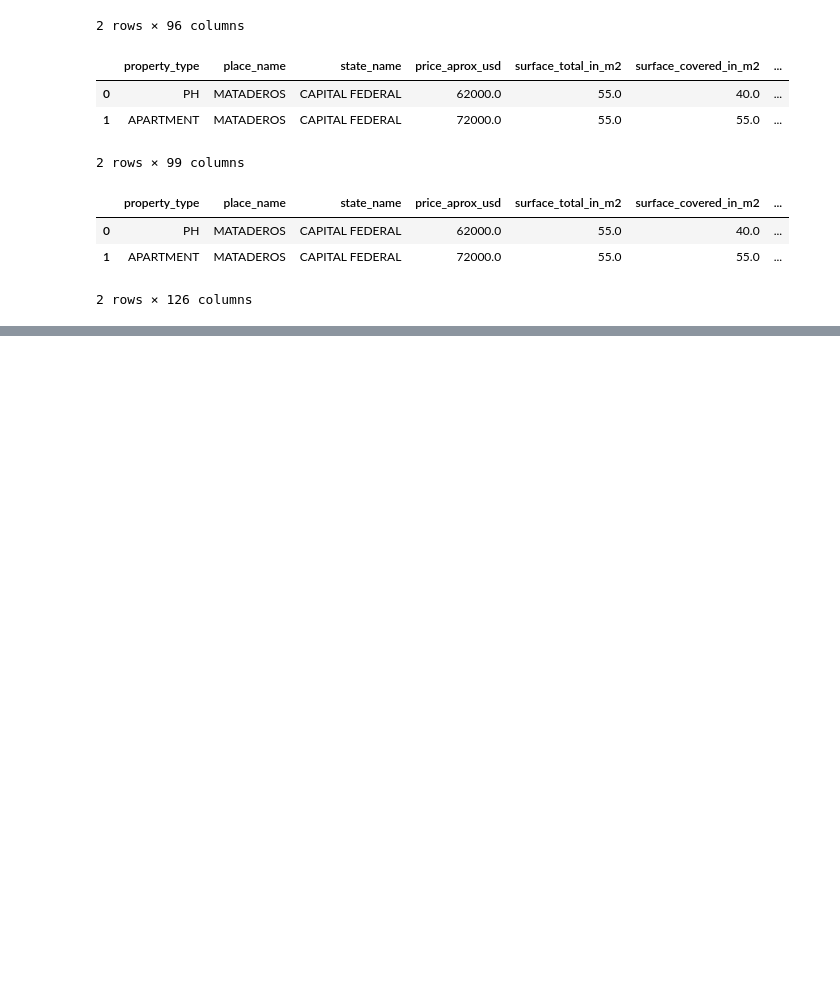
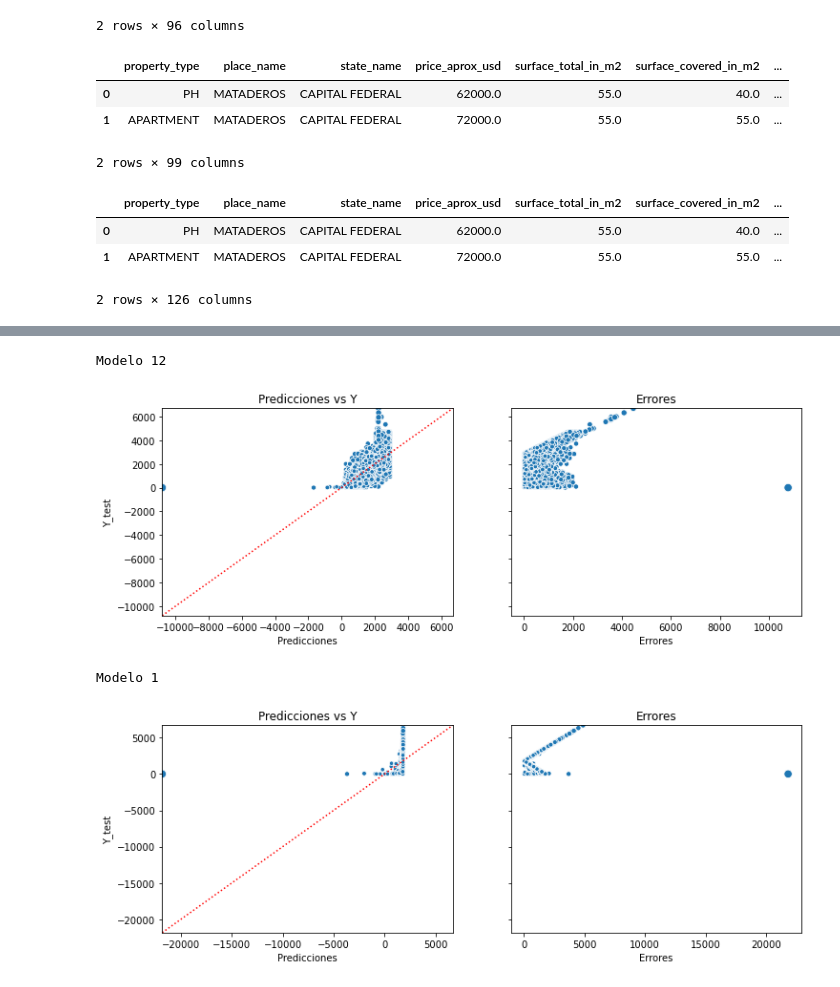
Before and after one commit to varelapablos/Desafio1-G3, a Jupyter notebook: Notebook - Desafio 2 - Alan.ipynb, the cells around one changed output, grey strips where cells are left out. Cells and saved outputs as stored; diff of their text form; code cells hidden in the pictures; blank space fills up the shorter version.

```diff
--- a/Notebook - Desafio 2 - Alan.ipynb
+++ b/Notebook - Desafio 2 - Alan.ipynb
@@ -317,8 +318,7 @@ def train_test(feature_cols):
 # %%
 #Modelo con 1 variable numerica:
 feature_cols1 = ['surface_total_in_m2']
-modelo_1 = train_test(feature_cols)
-modelo_1
+train_test(feature_cols1)
 # %% [output]
 La media del error absoluto es 710.18
 La raíz del error cuadrático medio 911.48
@@ -778,0 +655,7 @@ Modelo 12
+# %%
+data['sup_2'] = data.surface_total_in_m2**2
+data['sup_3'] = data.surface_total_in_m2**3
+data['sup_4'] = data.surface_total_in_m2**4
+data['sup_5'] = data.surface_total_in_m2**5
+# %%
+data['sup_log'] = np.log(data.surface_total_in_m2)
@@ -778,0 +782,51 @@ Modelo 12
+# %%
+# INTENTO DE GRAFICO PARA MODELO Y ERRORES
+X = data[feature_cols12]
+y = data.price_usd_per_m2
+
+X_train, X_test, y_train, y_test = train_test_split(X, y, random_state=10)
+lm = LinearRegression()
+modelo12 = lm.fit(X_train, y_train)
+predictions12 = modelo12.predict(X)
+
+W = data[feature_cols1]
+z = data.price_usd_per_m2
+
+W_train, W_test, z_train, z_test = train_test_split(W, z, random_state=10)
+lm = LinearRegression()
+modelo1 = lm.fit(W_train, z_train)
+predictions1 = modelo1.predict(W)
+
+def plot_y(modelo, X, Y):
+
+    pred = modelo.predict(X)
+    errores = (Y - pred).abs()
+
+    if pred.max() > Y.max():
+        maxi = pred.max()
+    else:
+        maxi = Y.max()
+    if pred.min() < Y.min():
+        mini = pred.min()
+    else:
+        mini = Y.min()
+    fig, (ax1,ax2) = plt.subplots(1,2,figsize=(12,4), sharey=True)
+    sns.scatterplot(x=pred, y=Y, ax=ax1, size=(errores).tolist(), legend=False)
+    ax1.set_title('Predicciones vs Y')
+    ax1.set_ylim(mini,maxi),ax1.set_xlim(mini,maxi),ax1.set_xlabel('Predicciones'),ax1.set_ylabel('Y_test')
+    ax1.plot([0, 1], [0, 1], transform=ax1.transAxes, color='red',linestyle=':')
+    sns.scatterplot(x=errores, y=Y, ax=ax2, size=(errores).tolist(),legend=False)
+    ax2.set_title('Errores')
+    ax2.set_xlabel('Errores'),ax2.set_ylabel('Y_test')
+    plt.show();
+
+# vemos diferencia entre el primer modelo y el segundo
+print('Modelo 12')
+plot_y(modelo12, X=X_test, Y=y_test)
+print('Modelo 1')
+plot_y(modelo1, X=W_test, Y=z_test)
+# %% [output]
+Modelo 12
+[figure, added]
+Modelo 1
+[figure, added]
```
Also changed, not shown: parts of 43 cells of this notebook.
